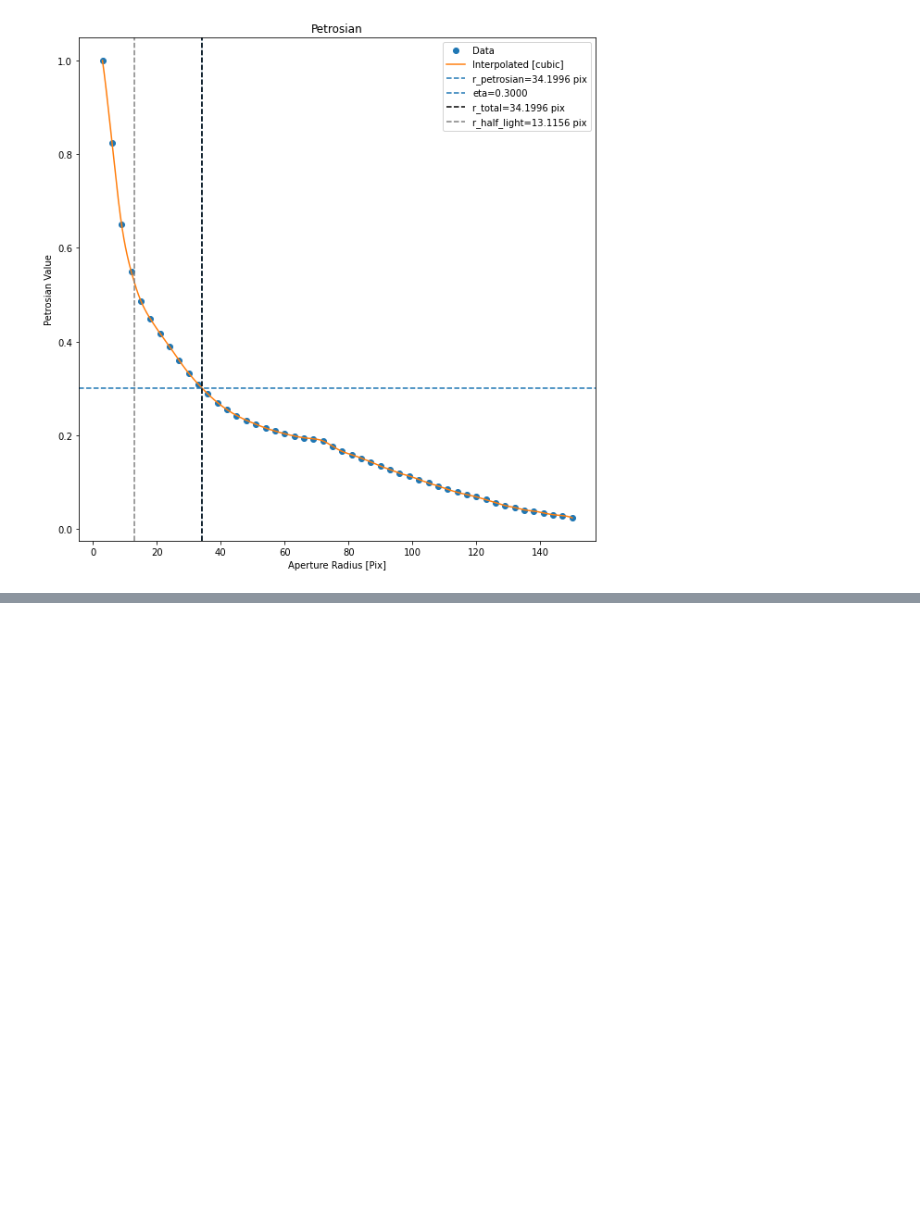
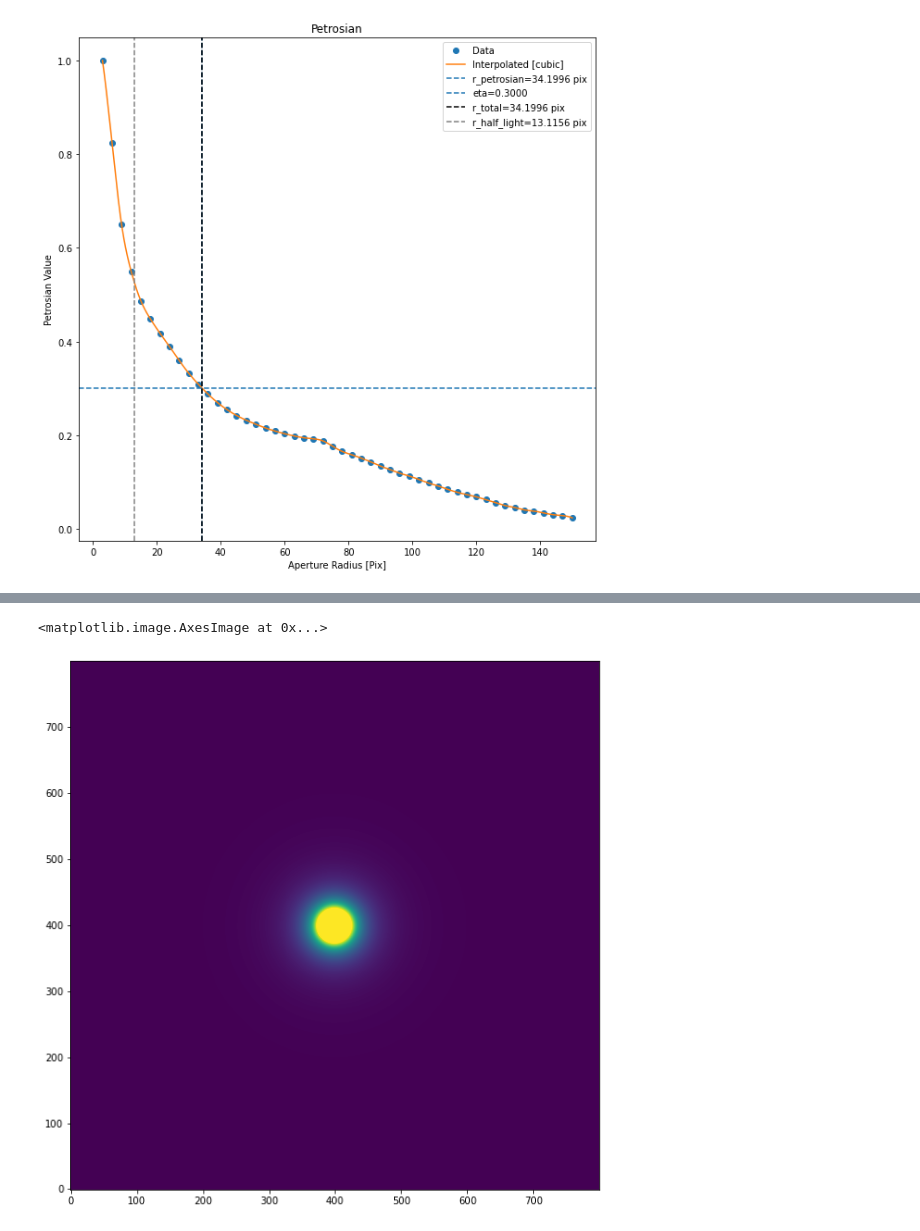
Before and after one commit to PetroFit/petrofit, a Jupyter notebook: docs/photometry_and_petrosian.ipynb, the cells around one changed output, grey strips where cells are left out. Saved outputs shown, nothing was run; the diff lists cells and outputs as text; code cells hidden in the pictures; blank space fills up the shorter version.

```diff
--- a/docs/photometry_and_petrosian.ipynb
+++ b/docs/photometry_and_petrosian.ipynb
@@ -390,0 +438,8 @@ r_total_flux (old vs new) = 123.51 vs 34.20
+# %%
+# Load image
+sersic_image = CCDData.read('data/sersic2d.fits.gz', unit='electron/s')
+
+plt.imshow(sersic_image.data, vmax=3*sersic_image.data.std())
+# %% [output]
+<matplotlib.image.AxesImage at 0x...>
+[figure, added]
```
Also changed, not shown: parts of 36 cells of this notebook, 8 other files.
